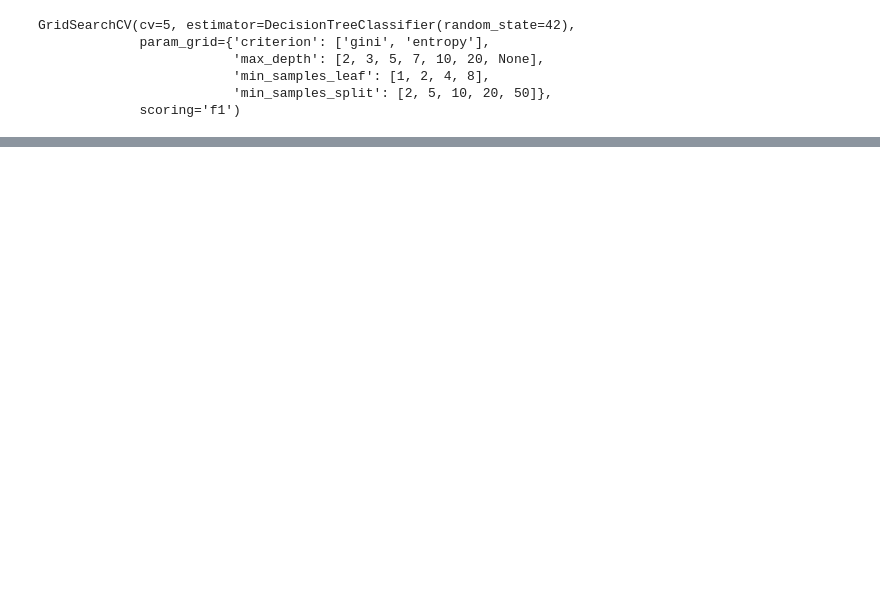
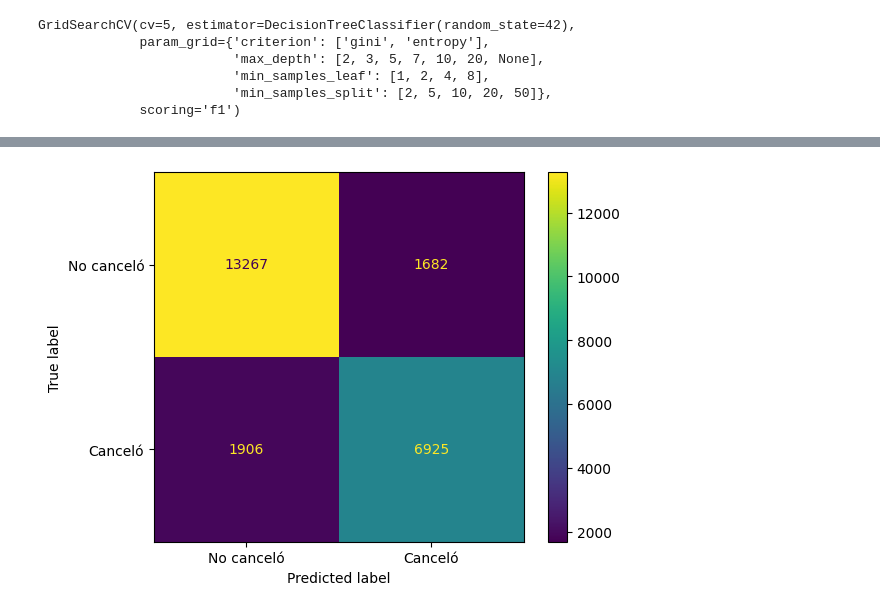
Before and after one commit to Victorh1397/proyecto-final-ml, a Jupyter notebook: notebooks/exploracion/pruebas_rl_arbol_forest.ipynb, the cells around one changed output, grey strips where cells are left out. Saved outputs shown, nothing was run; the diff lists cells and outputs as text; code cells hidden in the pictures; blank space fills up the shorter version.

Commit message:
Evaluate decision tree model

```diff
--- a/notebooks/exploracion/pruebas_rl_arbol_forest.ipynb
+++ b/notebooks/exploracion/pruebas_rl_arbol_forest.ipynb
@@ -187,8 +187,8 @@ dt_parametros = {
     'min_samples_leaf': [1, 2, 4, 8]
 }
 
-modelo_arbol_cv = GridSearchCV(modelo_dt, dt_parametros, cv=5, scoring='f1')
-modelo_arbol_cv.fit(X_train_escalado, y_train)
+modelo_dt_cv = GridSearchCV(modelo_dt, dt_parametros, cv=5, scoring='f1')
+modelo_dt_cv.fit(X_train_escalado, y_train)
 # %% [output]
 GridSearchCV(cv=5, estimator=DecisionTreeClassifier(random_state=42),
              param_grid={'criterion': ['gini', 'entropy'],
@@ -198,0 +208,7 @@ GridSearchCV(cv=5, estimator=DecisionTreeClassifier(random_state=42),
+# %%
+# Usamos el modelo ganador sobre los datos de prueba (Test)
+y_pred = modelo_dt_cv.predict(X_test_escalado)
+
+# Reporte de métricas
+print("\n--- REPORTE DE EVALUACIÓN FINAL ---")
+print(classification_report(y_test, y_pred, digits = 4))
@@ -198,0 +225,8 @@ GridSearchCV(cv=5, estimator=DecisionTreeClassifier(random_state=42),
+# %%
+# Mostramos la matriz de confusión
+cm = confusion_matrix(y_test, y_pred)
+disp = ConfusionMatrixDisplay(confusion_matrix=cm, display_labels=['No canceló', 'Canceló'])
+disp.plot()
+plt.show()
+# %% [output]
+[figure, added]
```
Also changed, not shown: parts of 5 cells of this notebook.
